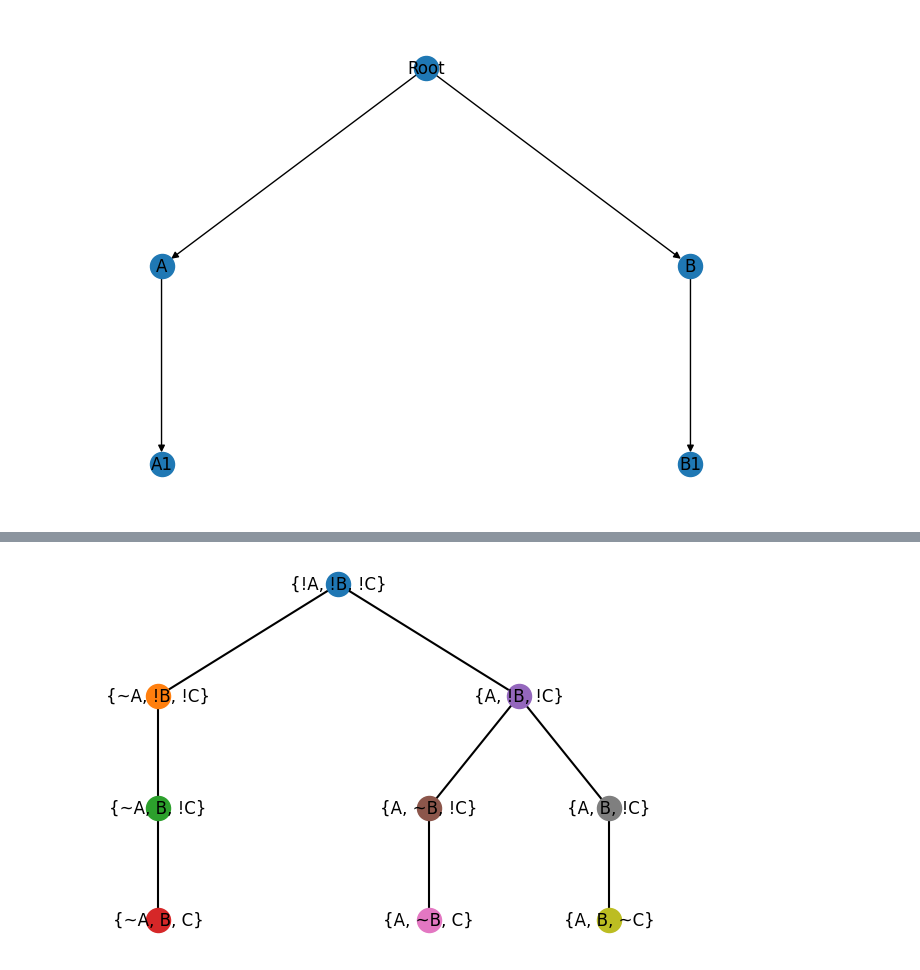
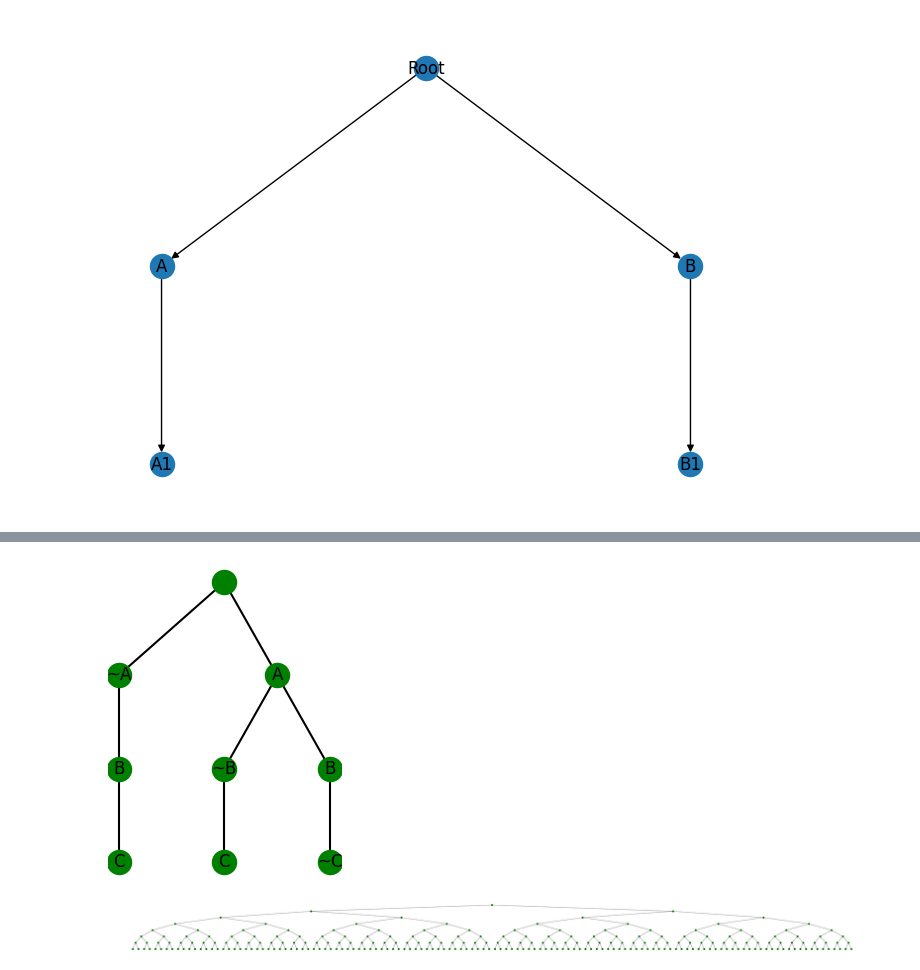
Before and after one commit to eseidinger/algos-apps, a Jupyter notebook: py_algos/notebooks/complexity.ipynb, the cells around one changed output, grey strips where cells are left out. Saved outputs shown, nothing was run; the diff lists cells and outputs as text; code cells hidden in the pictures.

Commit message:
tree plot using matplotlib

```diff
--- a/py_algos/notebooks/complexity.ipynb
+++ b/py_algos/notebooks/complexity.ipynb
@@ -69,32 +116,66 @@ plot_tree(edges)
 # %%
 from sympy import symbols
 from py_algos_eseidinger.complexity.varianttree import (
     VariantNode,
     Variant,
     Attribute,
     Condition,
     Part,
 )
 
 A, B, C = symbols("A, B, C")  # pylint: disable=invalid-name
 symbol_order = [[A], [B], [C]]
 root_variant = VariantNode.create_root_variant(symbol_order)
 
 variant_1 = Variant([Attribute(A, True), Attribute(B, True), Attribute(C, False)])
 variant_2 = Variant([Attribute(A, True), Attribute(B, False), Attribute(C, True)])
 variant_3 = Variant([Attribute(A, False), Attribute(B, True), Attribute(C, True)])
 possible_variants = [variant_1, variant_2, variant_3]
 
 part_1 = Part("Part 1", Condition(B & (A | C)))
 part_2 = Part("Part 2", Condition(C & (A | B)))
 all_conditionals = [part_1, part_2]
 
-tree = VariantNode(
-    [], root_variant, symbol_order, possible_variants, all_conditionals
-)
+tree = VariantNode([], root_variant, symbol_order, possible_variants, all_conditionals)
 
-edge_list = tree.to_edge_list()
-# Plot the tree using the custom plot_tree function
-plot_tree(edge_list)
+# edge_list = tree.to_edge_list()
+# plot_tree(edge_list)
+
+edges, vertices = tree_to_edge_list(tree)
+width = len(tree.get_leafs())
+height = tree.get_height()
+plot_edge_list(edges, vertices, width, height)
 # %% [output]
-[figure, old version]
+[figure, new version]
+# %%
+from sympy import symbols
+from py_algos_eseidinger.complexity.varianttree import (
+    VariantNode,
+    Variant,
+    Attribute,
+    Condition,
+    Part,
+)
+
+# Create 10 symbols
+A, B, C, D, E, F, G = symbols("A B C D E F G")  # pylint: disable=invalid-name
+ungrouped_symbols = [A, B, C, D, E, F, G]  # pylint: disable=invalid-name
+symbol_order = [[A], [B], [C], [D], [E], [F], [G]]
+root_variant = VariantNode.create_root_variant(symbol_order)
+
+# Create all possible variants for the 10 symbols
+variants = []
+for i in range(2**10):
+    attributes = [
+        Attribute(symbol, bool(i & (1 << idx)))
+        for idx, symbol in enumerate(ungrouped_symbols)
+    ]
+    variants.append(Variant(attributes))
+
+tree = VariantNode([], root_variant, symbol_order, variants, [])
+edges, vertices = tree_to_edge_list(tree)
+width = len(tree.get_leafs())
+height = tree.get_height()
+plot_edge_list(edges, vertices, width, height)
+# %% [output]
+[figure, added]
```
Also changed, not shown: parts of 3 cells of this notebook, 2 other files.
